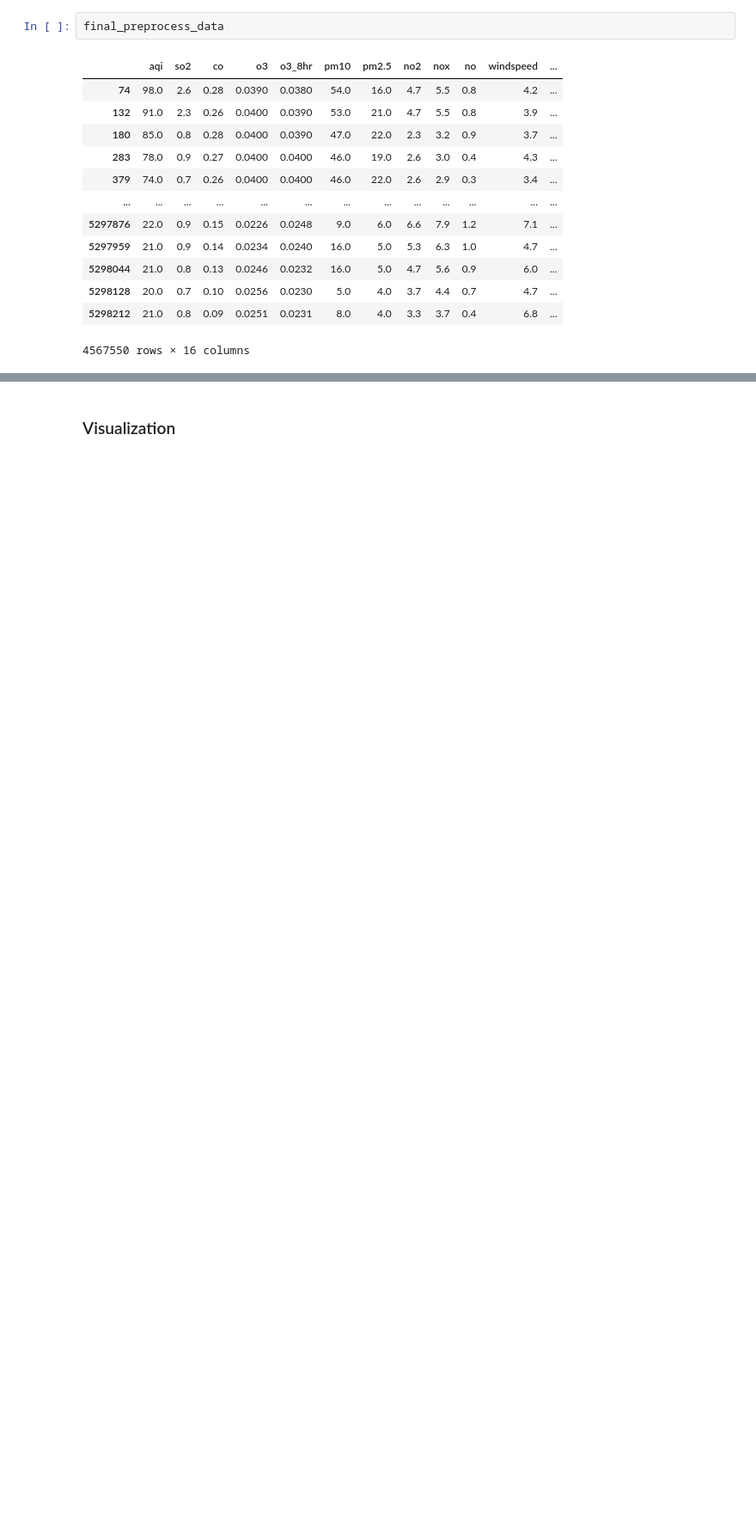
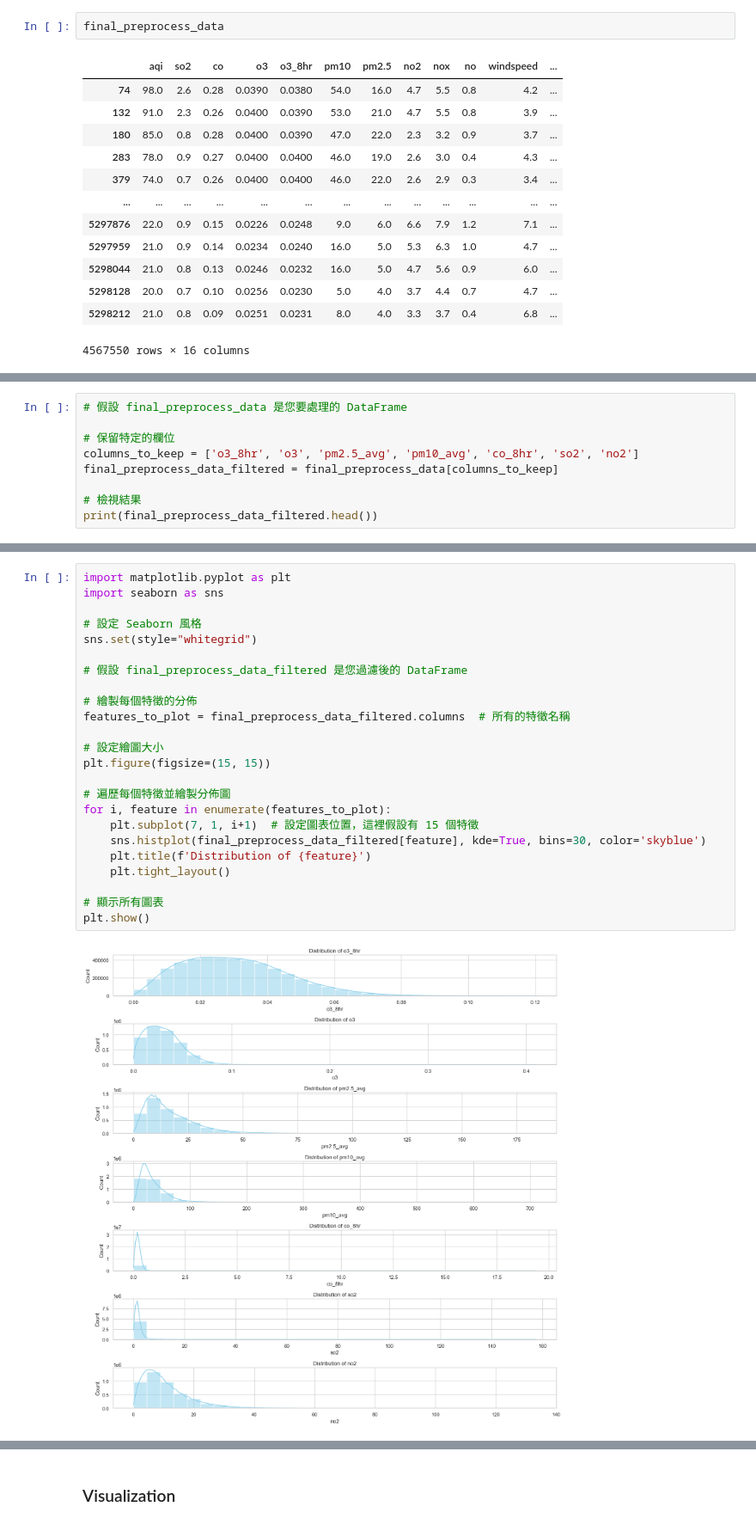
Before and after one commit to George930502/Forecasting-Air-Quality-Index-Levels-in-Taiwan, a Jupyter notebook: preprocess.ipynb, the cells around one changed output, grey strips where cells are left out. Shown: that part at 86% size. Saved outputs shown, nothing was run; the diff lists cells and outputs as text; blank space fills up the shorter version.

```diff
--- a/preprocess.ipynb
+++ b/preprocess.ipynb
@@ -145,0 +158,9 @@ preprocess_data_cleaned
+# %%
+# 假設 final_preprocess_data 是您要處理的 DataFrame
+
+# 保留特定的欄位
+columns_to_keep = ['o3_8hr', 'o3', 'pm2.5_avg', 'pm10_avg', 'co_8hr', 'so2', 'no2']
+final_preprocess_data_filtered = final_preprocess_data[columns_to_keep]
+
+# 檢視結果
+print(final_preprocess_data_filtered.head())
@@ -145,0 +189,26 @@ preprocess_data_cleaned
+# %%
+import matplotlib.pyplot as plt
+import seaborn as sns
+
+# 設定 Seaborn 風格
+sns.set(style="whitegrid")
+
+# 假設 final_preprocess_data_filtered 是您過濾後的 DataFrame
+
+# 繪製每個特徵的分佈
+features_to_plot = final_preprocess_data_filtered.columns  # 所有的特徵名稱
+
+# 設定繪圖大小
+plt.figure(figsize=(15, 15))
+
+# 遍歷每個特徵並繪製分佈圖
+for i, feature in enumerate(features_to_plot):
+    plt.subplot(7, 1, i+1)  # 設定圖表位置，這裡假設有 15 個特徵
+    sns.histplot(final_preprocess_data_filtered[feature], kde=True, bins=30, color='skyblue')
+    plt.title(f'Distribution of {feature}')
+    plt.tight_layout()
+
+# 顯示所有圖表
+plt.show()
+# %% [output]
+[figure, added]
```
Also changed, not shown: parts of 16 cells of this notebook, 1 other file.
